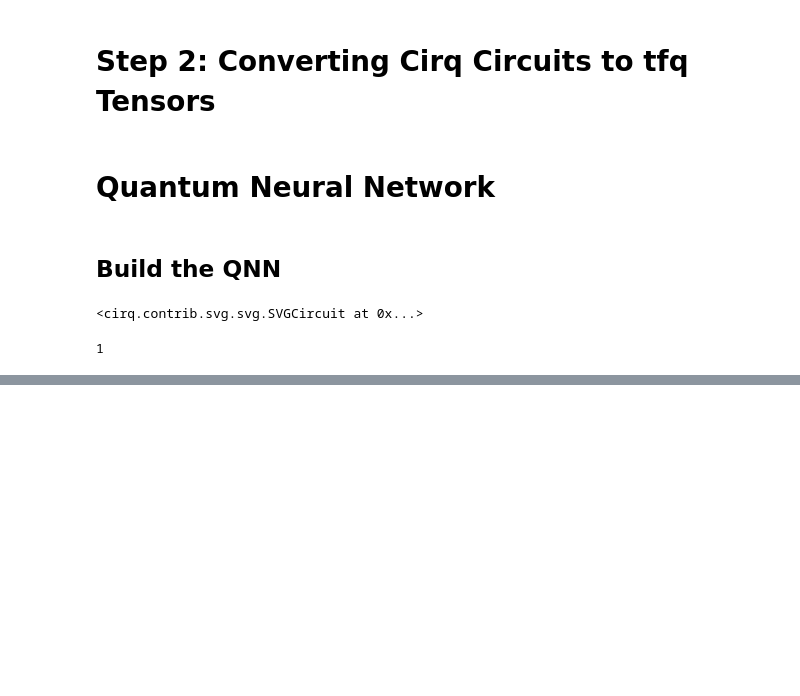
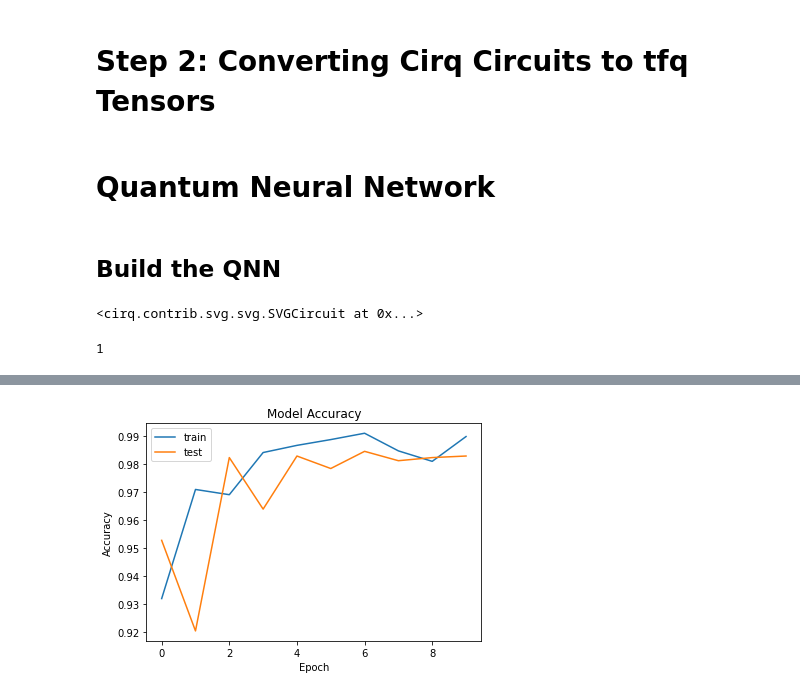
Before and after one commit to ntyukaev/qml, a Jupyter notebook: qml.ipynb, the cells around one changed output, grey strips where cells are left out. Drawn from its saved outputs; the diff is of its cells as text; code cells hidden in the pictures; blank space fills up the shorter version.

```diff
--- a/qml.ipynb
+++ b/qml.ipynb
@@ -297,0 +271,17 @@ model.save_weights('/content/sample_data/QModelWeights')
+# %%
+model2 = tf.keras.Sequential([
+    tf.keras.layers.Flatten(input_shape=(28, 28)),
+    tf.keras.layers.Dense(128, activation='relu'),
+    tf.keras.layers.Dense(10)
+])
+# %%
+model2.compile(optimizer='adam',
+              loss=tf.keras.losses.SparseCategoricalCrossentropy(from_logits=True),
+              metrics=['accuracy'])
+# %%
+history = model2.fit(
+      X_train, y_train,
+      batch_size=64,
+      epochs=10,
+      verbose=1,
+      validation_data=(X_valid, y_valid))
@@ -297,0 +316,10 @@ model.save_weights('/content/sample_data/QModelWeights')
+# %%
+plt.plot(history.history['accuracy'])
+plt.plot(history.history['val_accuracy'])
+plt.title('Model Accuracy')
+plt.xlabel('Epoch')
+plt.ylabel('Accuracy')
+plt.legend(['train','test'],loc="best")
+plt.show()
+# %% [output]
+[figure, added]
```
Also changed, not shown: parts of 29 cells of this notebook, 1 other file.
